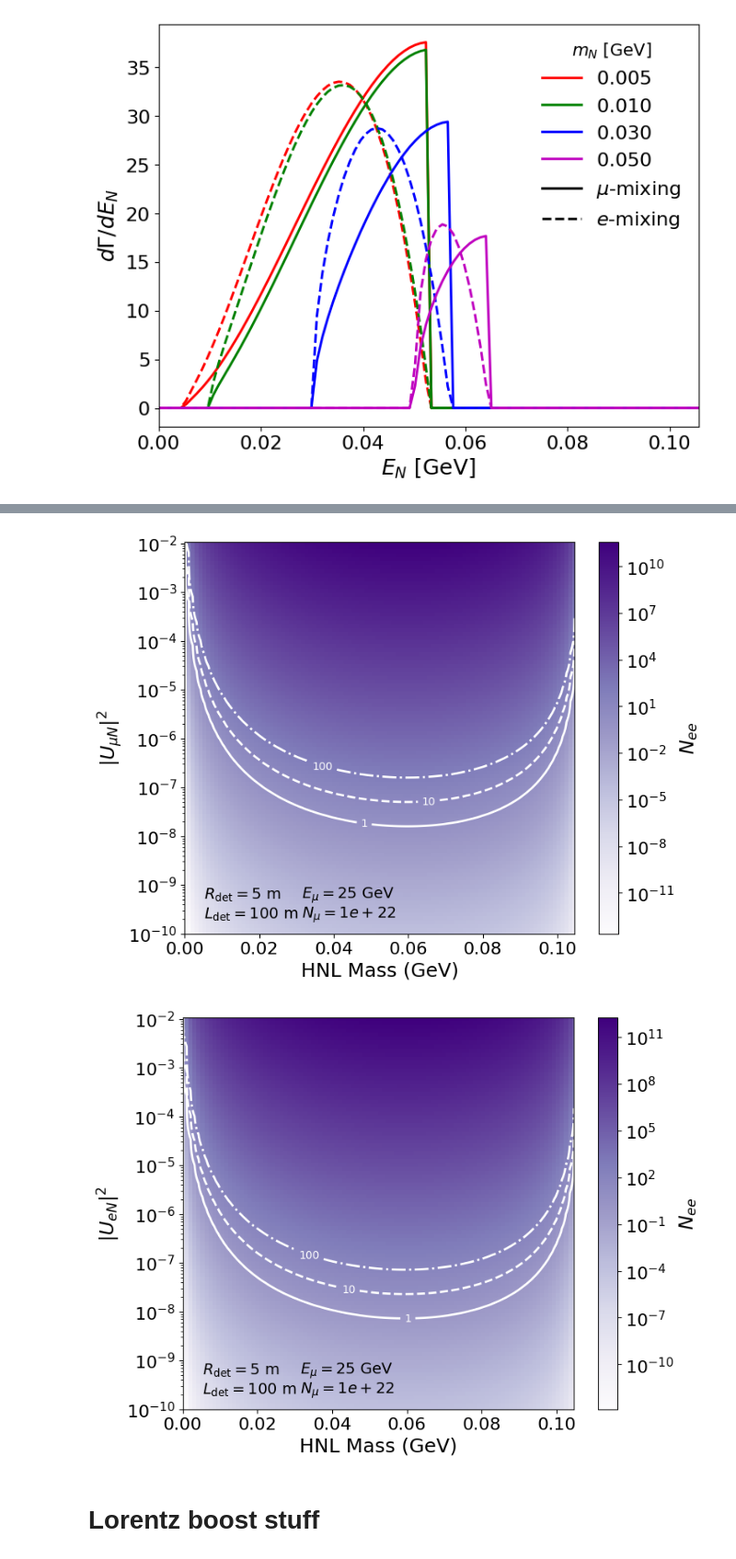
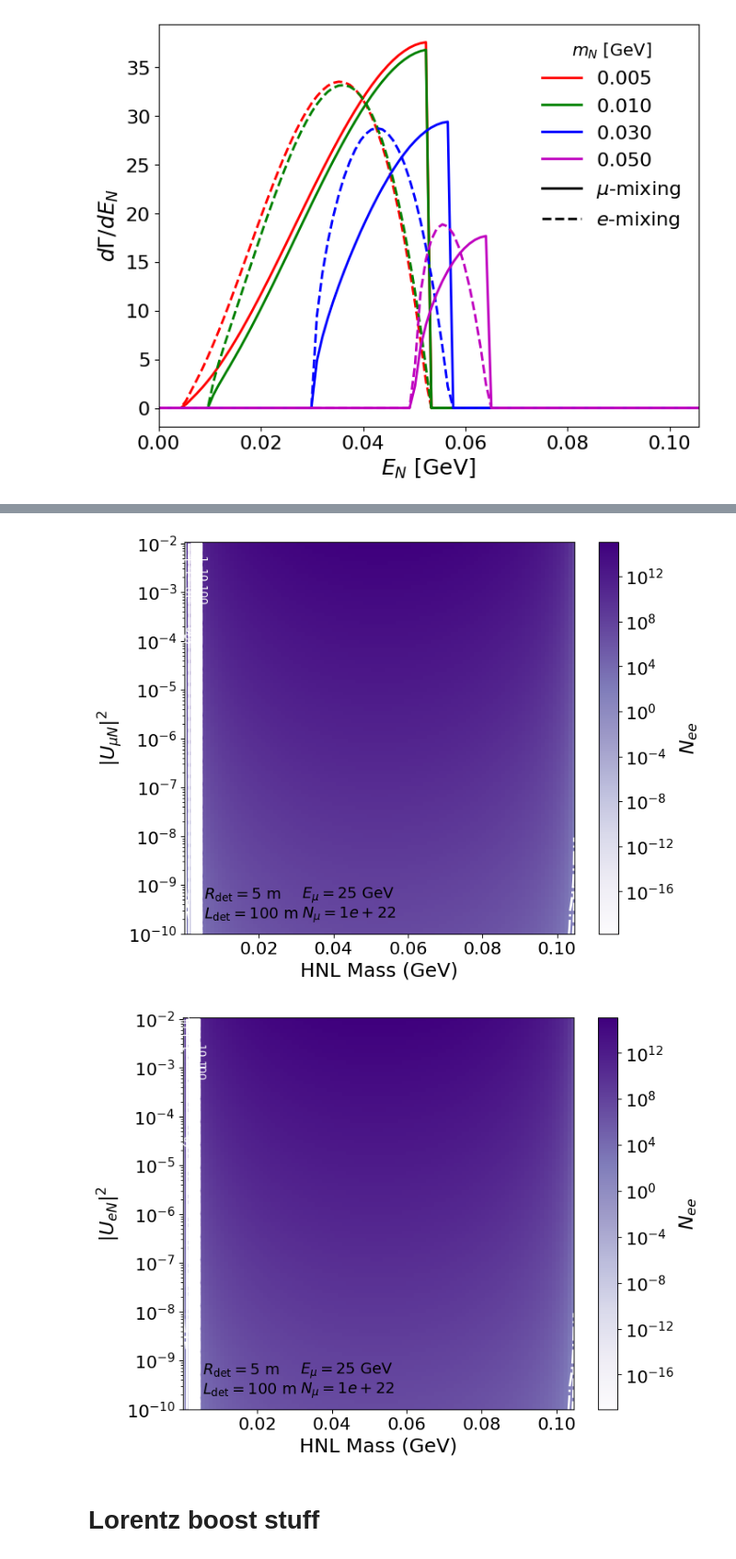
Before and after one commit to nickkamp1/NeutrinoFactoryHNL, a Jupyter notebook: DecayProduction.ipynb, the cells around one changed output, grey strips where cells are left out. Shown at 92% size. Saved outputs shown, nothing was run; the diff lists cells and outputs as text; code cells hidden in the pictures.

```diff
--- a/DecayProduction.ipynb
+++ b/DecayProduction.ipynb
@@ -6,9 +6,11 @@ from matplotlib.colors import LogNorm
 
 from src.helper_functions import *
 from src.constants import *
+
+d = 5e-7 # GeV^-1
 # %%
 N = 100
-mN_range = np.linspace(0,0.99*m_mu,N) # HNL mass range from 1 MeV to 100 MeV
+mN_range = np.linspace(1e-4,0.99*m_mu,N) # HNL mass range from 1 MeV to 100 MeV
 U2_range = np.logspace(-10,-2,N) # Mixing parameter squared range
 Events_mu = np.zeros((N,N))
 Events_e = np.zeros((N,N))
@@ -17,8 +19,8 @@ for im,mN in enumerate(mN_range):
     passing_fraction_mu = get_frac_events_within_transverse_displacement(E_muon,mN,det_radius=det_radius,N_rand=1e3,mixing="mu")
     passing_fraction_e = get_frac_events_within_transverse_displacement(E_muon,mN,det_radius=det_radius,N_rand=1e3,mixing="e")
     for iu,U2 in enumerate(U2_range):
-        Events_mu[im,iu] = expected_HNL_events(mN, U2, 0) * passing_fraction_mu
-        Events_e[im,iu] = expected_HNL_events(mN, 0, U2) * passing_fraction_e
+        Events_mu[im,iu] = expected_HNL_events(mN, U2, 0, d) * passing_fraction_mu
+        Events_e[im,iu] = expected_HNL_events(mN, 0, U2, d) * passing_fraction_e
 # %% [output]
 Calculating for mN = 0.000 GeV
 Calculating for mN = 0.001 GeV
@@ -108,7 +128,7 @@ plt.clabel(CS, inline=1, fontsize=10, fmt='%1.0f')
 
 # save contours
 for level,path in enumerate(CS.get_paths()):
-    contour_file = open("data/HNL_events_muon_mixing_contour_%d_events.txt"%level, "w")
+    contour_file = open("data/HNL_events_muon_mixing_contour_%d_d_%2.2e.txt"%(level,d), "w")
     v = path.vertices
     for vertex in v:
         contour_file.write(f"{vertex[0]} {vertex[1]}\n")
@@ -125,39 +145,39 @@ plt.text(0.3, 0.05, r'$N_{\mu}= %1.0e$'%N_muon_decays, transform=plt.gca().trans
 plt.text(0.05, 0.1, r'$R_{\rm det} = %1.0f$ m'%(det_radius), transform=plt.gca().transAxes,ha='left',va='center',color='black',fontsize=14)
 plt.text(0.05, 0.05, r'$L_{\rm det} = %1.0f$ m'%(det_length), transform=plt.gca().transAxes,ha='left',va='center',color='black',fontsize=14)
 plt.tight_layout()
-plt.savefig("Figures/HNL_events_muon_mixing.png",dpi=300)
+plt.savefig("Figures/HNL_events_muon_mixin_%2.2e.png"%d,dpi=300)
 plt.show()
 
 plt.pcolormesh(M_mesh, U2_mesh, Events_e.T, shading='auto', norm=LogNorm())
 plt.colorbar(label=r'$N_{ee}$')
 CS = plt.contour(M_mesh, U2_mesh, Events_e.T, levels=[1, 10, 100], colors='white', linestyles=['-', '--', '-.'])
 # contour labels
 plt.clabel(CS, inline=1, fontsize=10, fmt='%1.0f')
 
 # save contours
 for level,path in enumerate(CS.get_paths()):
-    contour_file = open("data/HNL_events_electron_mixing_contour_%d_events.txt"%level, "w")
+    contour_file = open("data/HNL_events_electron_mixing_contour_%d_d_%2.2e.txt"%(level,d), "w")
     v = path.vertices
     for vertex in v:
         contour_file.write(f"{vertex[0]} {vertex[1]}\n")
     contour_file.write("\n")  # separate different segments
 contour_file.close()
 
 #plt.xscale('log')
 plt.yscale('log')
 plt.xlim(mN_range[0], mN_range[-1])
 plt.xlabel('HNL Mass (GeV)')
 plt.ylabel(r'$|U_{e N}|^2$')
 plt.text(0.3, 0.1, r'$E_{\mu}=%1.0f$ GeV'%E_muon, transform=plt.gca().transAxes,ha='left',va='center',color='black',fontsize=14)
 plt.text(0.3, 0.05, r'$N_{\mu}= %1.0e$'%N_muon_decays, transform=plt.gca().transAxes,ha='left',va='center',color='black',fontsize=14)
 plt.text(0.05, 0.1, r'$R_{\rm det} = %1.0f$ m'%(det_radius), transform=plt.gca().transAxes,ha='left',va='center',color='black',fontsize=14)
 plt.text(0.05, 0.05, r'$L_{\rm det} = %1.0f$ m'%(det_length), transform=plt.gca().transAxes,ha='left',va='center',color='black',fontsize=14)
 plt.tight_layout()
-plt.savefig("Figures/HNL_events_electron_mixing.png",dpi=300)
+plt.savefig("Figures/HNL_events_electron_mixing_%2.2e.png"%d,dpi=300)
 plt.show()
 # %% [output]
-[figure, old version]
+[figure, new version]
-[figure, old version]
+[figure, new version]
 # %% [markdown]
 # Lorentz boost stuff
 # %%
```
Also changed, not shown: parts of 5 cells of this notebook, 4 other files.
